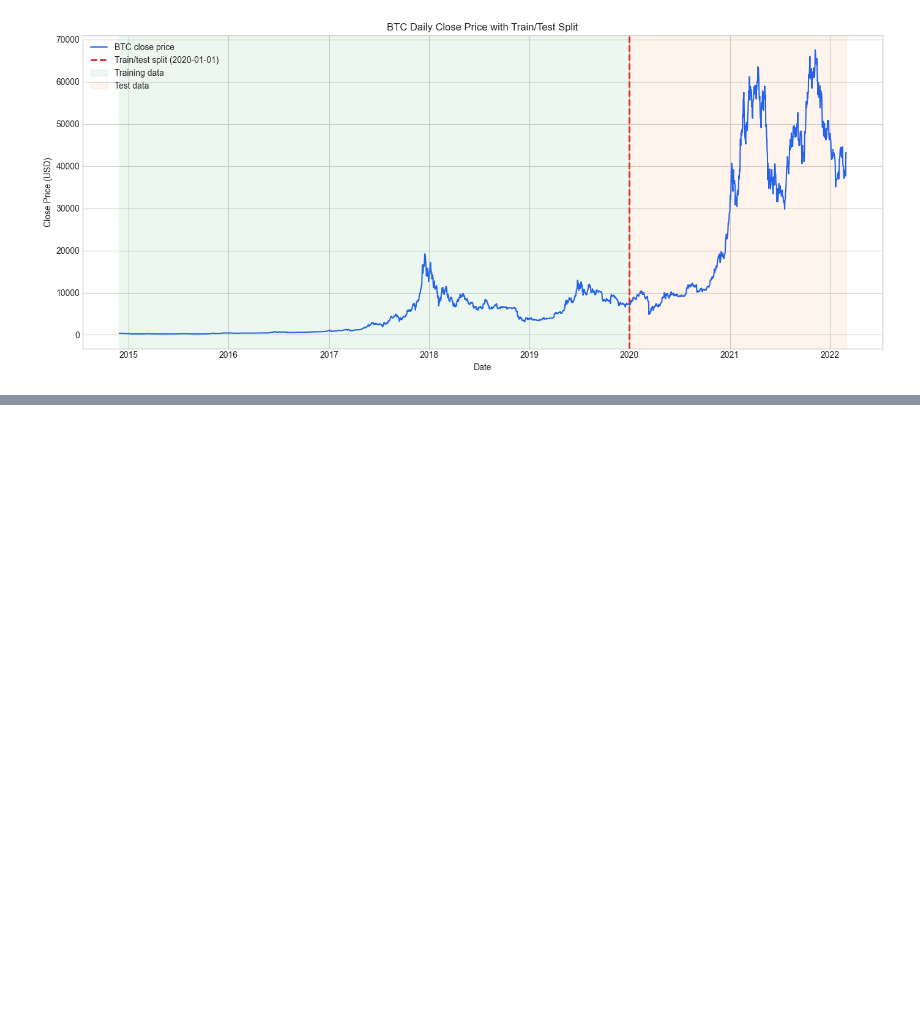
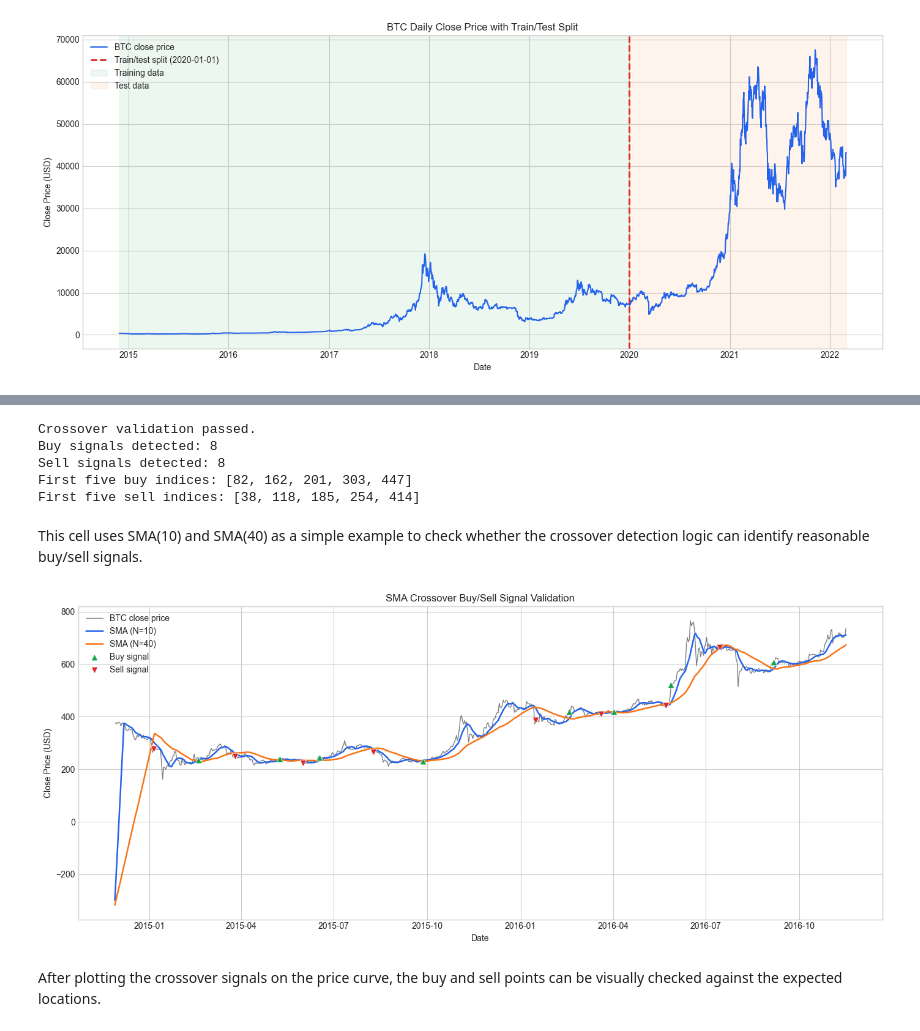
Before and after one commit to vneo-m/bitcoin-trading-optimization, a Jupyter notebook: bitcoin-trading-optimization.ipynb, the cells around one changed output, grey strips where cells are left out. Drawn from its saved outputs; the diff is of its cells as text; code cells hidden in the pictures; blank space fills up the shorter version.

```diff
--- a/bitcoin-trading-optimization.ipynb
+++ b/bitcoin-trading-optimization.ipynb
@@ -121,0 +263,53 @@ plt.show()
+# %%
+# Validate crossover detection with a simple SMA(10) vs SMA(40) example
+example_points = 720
+example_prices = train_data[:example_points]
+example_dates = train_prices.index[:example_points]
+
+short_window = 10
+long_window = 40
+short_signal = wma(example_prices, short_window, sma_filter(short_window))
+long_signal = wma(example_prices, long_window, sma_filter(long_window))
+diff_signal = short_signal - long_signal
+buy_indices, sell_indices = detect_buy_sell_signals(diff_signal)
+
+assert len(short_signal) == len(example_prices)
+assert len(long_signal) == len(example_prices)
+assert len(buy_indices) > 0
+assert len(sell_indices) > 0
+
+print("Crossover validation passed.")
+print(f"Buy signals detected: {len(buy_indices)}")
+print(f"Sell signals detected: {len(sell_indices)}")
+print(f"First five buy indices: {buy_indices[:5].tolist()}")
+print(f"First five sell indices: {sell_indices[:5].tolist()}")
+# %% [output]
+Crossover validation passed.
+Buy signals detected: 8
+Sell signals detected: 8
+First five buy indices: [82, 162, 201, 303, 447]
+First five sell indices: [38, 118, 185, 254, 414]
+# %% [markdown]
+This cell uses SMA(10) and SMA(40) as a simple example to check whether the crossover detection logic can identify reasonable buy/sell signals.
+# %%
+# Visual validation of crossover buy/sell signals
+fig, ax = plt.subplots(figsize=(14, 6))
+ax.plot(example_dates, example_prices, label="BTC close price", color="#111827", linewidth=1.0, alpha=0.55)
+ax.plot(example_dates, short_signal, label="SMA (N=10)", color="#2563eb", linewidth=1.8)
+ax.plot(example_dates, long_signal, label="SMA (N=40)", color="#f97316", linewidth=1.8)
+
+ax.scatter(example_dates[buy_indices], example_prices[buy_indices], marker="^", s=60,
+           color="#16a34a", edgecolor="white", linewidth=0.6, label="Buy signal", zorder=5)
+ax.scatter(example_dates[sell_indices], example_prices[sell_indices], marker="v", s=60,
+           color="#dc2626", edgecolor="white", linewidth=0.6, label="Sell signal", zorder=5)
+
+ax.set_title("SMA Crossover Buy/Sell Signal Validation")
+ax.set_xlabel("Date")
+ax.set_ylabel("Close Price (USD)")
+ax.legend(loc="best")
+fig.tight_layout()
+plt.show()
+# %% [output]
+[figure, added]
+# %% [markdown]
+After plotting the crossover signals on the price curve, the buy and sell points can be visually checked against the expected locations.
```
Also changed, not shown: parts of 11 cells of this notebook.
